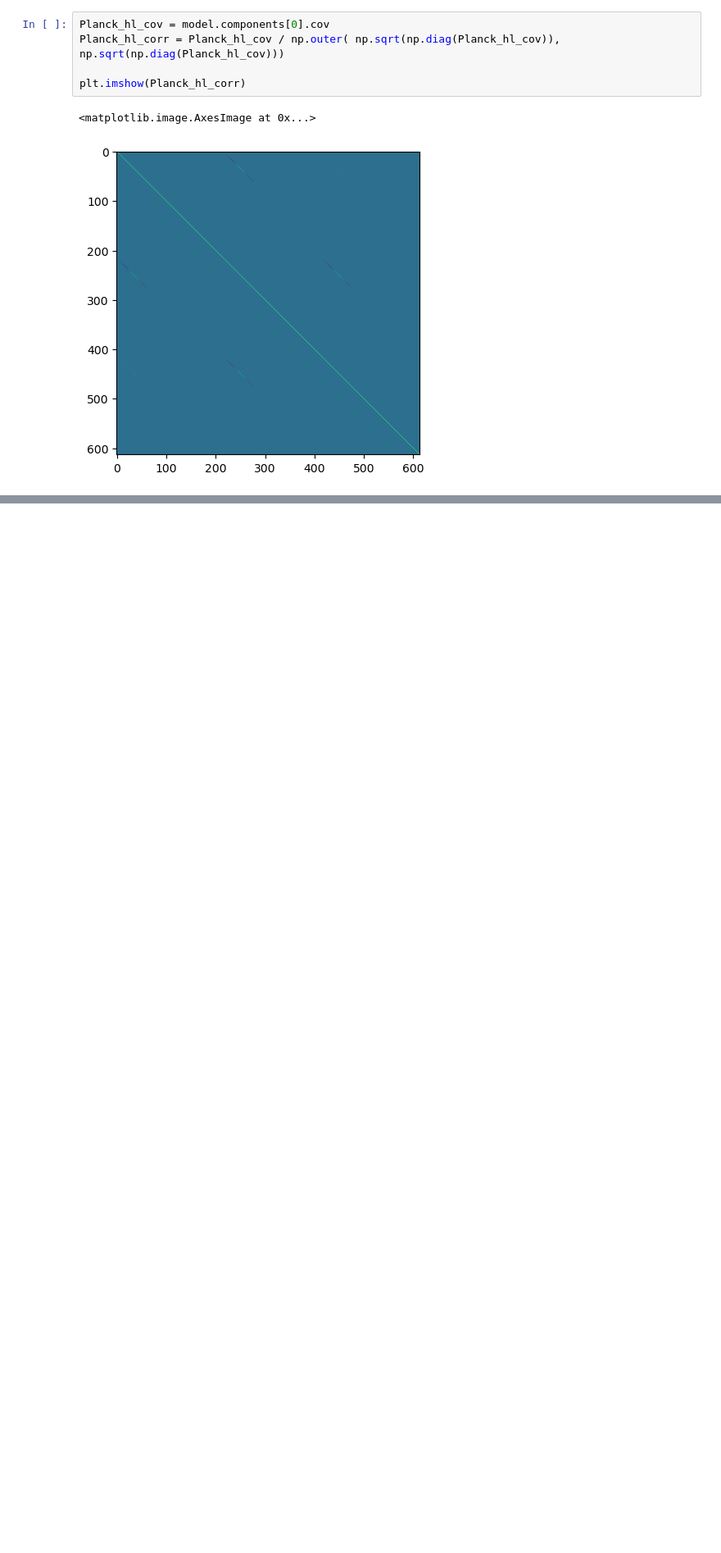
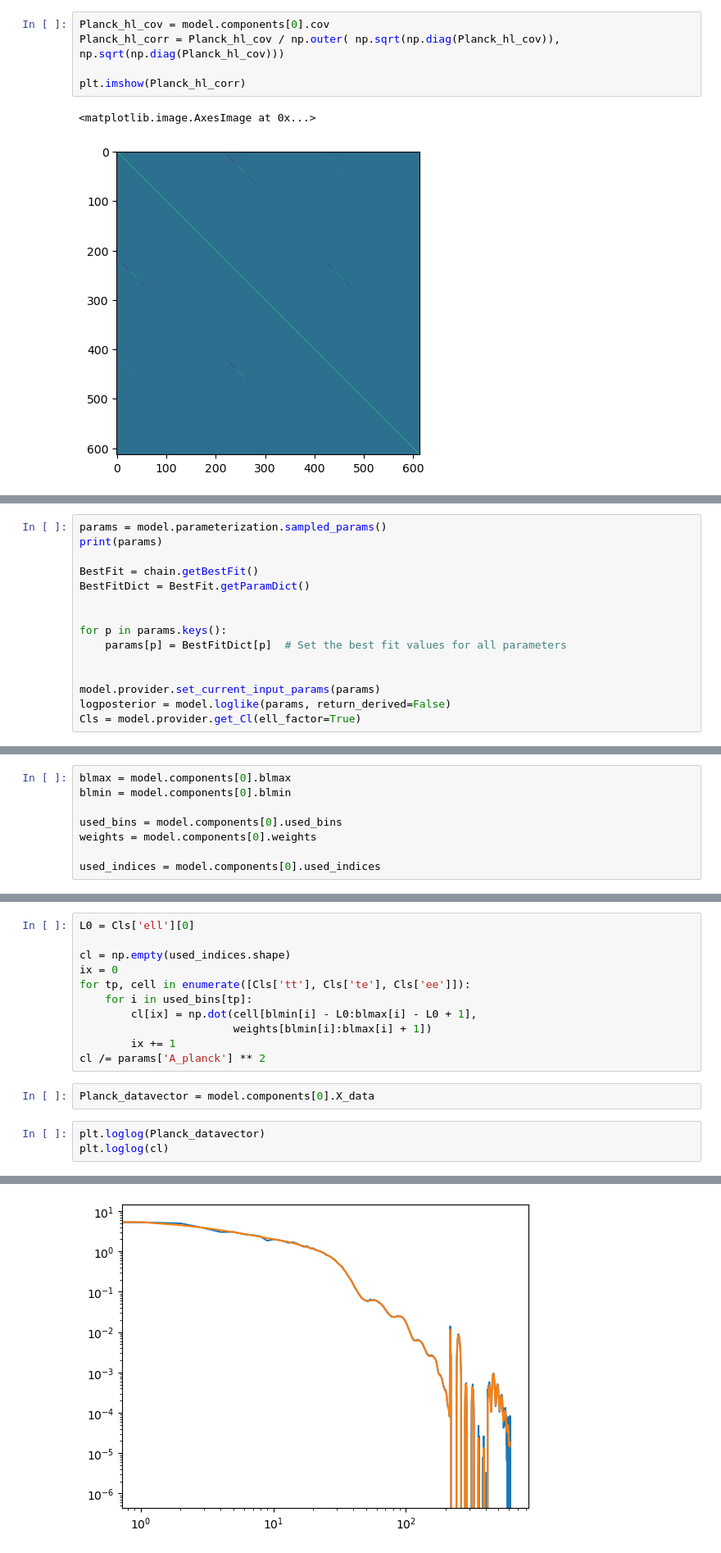
Before and after one commit to GenovaCosmology/ParametricModels, a Jupyter notebook: LCDM/get_useful_quantities.ipynb, the cells around one changed output, grey strips where cells are left out. Shown at 82% size. Saved outputs shown, nothing was run; the diff lists cells and outputs as text; blank space fills up the shorter version.

```diff
--- a/LCDM/get_useful_quantities.ipynb
+++ b/LCDM/get_useful_quantities.ipynb
@@ -336,0 +245,15 @@ plt.imshow(corr)
+# %%
+params = model.parameterization.sampled_params()
+print(params)
+
+BestFit = chain.getBestFit()
+BestFitDict = BestFit.getParamDict()
+
+
+for p in params.keys():
+    params[p] = BestFitDict[p]  # Set the best fit values for all parameters
+
+
+model.provider.set_current_input_params(params)
+logposterior = model.loglike(params, return_derived=False)
+Cls = model.provider.get_Cl(ell_factor=True)
@@ -336,0 +282,8 @@ plt.imshow(corr)
+# %%
+blmax = model.components[0].blmax
+blmin = model.components[0].blmin
+
+used_bins = model.components[0].used_bins
+weights = model.components[0].weights
+
+used_indices = model.components[0].used_indices
@@ -336,0 +301,17 @@ plt.imshow(corr)
+# %%
+L0 = Cls['ell'][0]
+
+cl = np.empty(used_indices.shape)
+ix = 0
+for tp, cell in enumerate([Cls['tt'], Cls['te'], Cls['ee']]):
+    for i in used_bins[tp]:
+        cl[ix] = np.dot(cell[blmin[i] - L0:blmax[i] - L0 + 1],
+                        weights[blmin[i]:blmax[i] + 1])
+        ix += 1
+cl /= params['A_planck'] ** 2
+# %%
+Planck_datavector = model.components[0].X_data
+# %%
+plt.loglog(Planck_datavector)
+plt.loglog(cl)
+# %% [output]
@@ -336,0 +319 @@ plt.imshow(corr)
+[figure, added]
```
Also changed, not shown: parts of 42 cells of this notebook.
